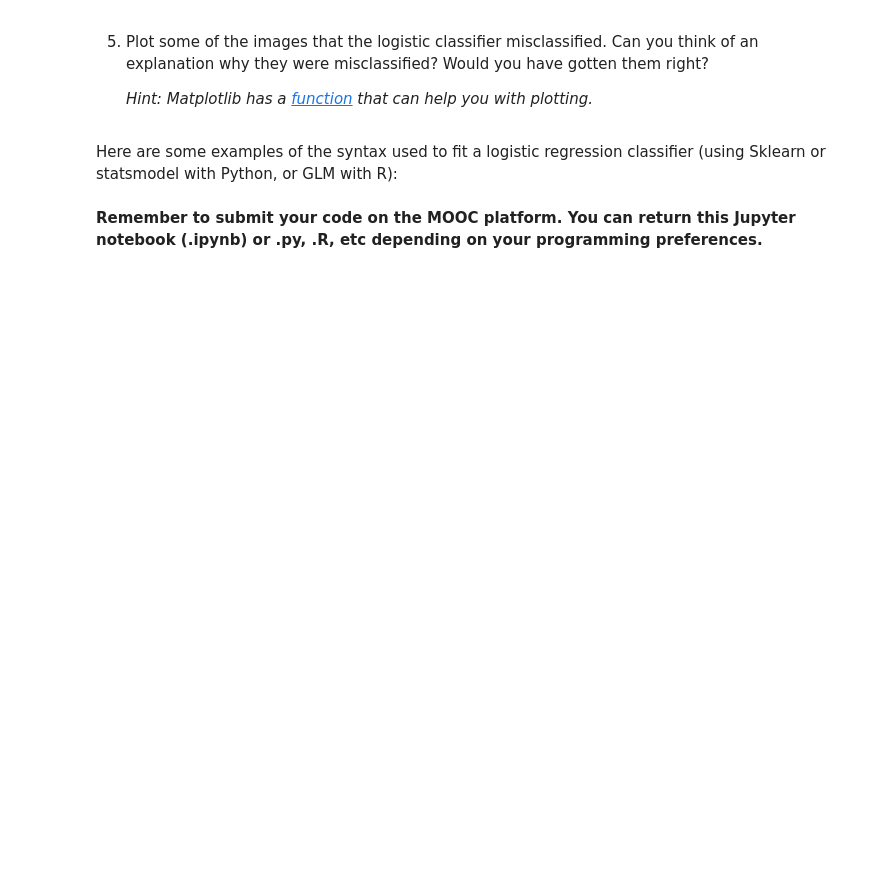
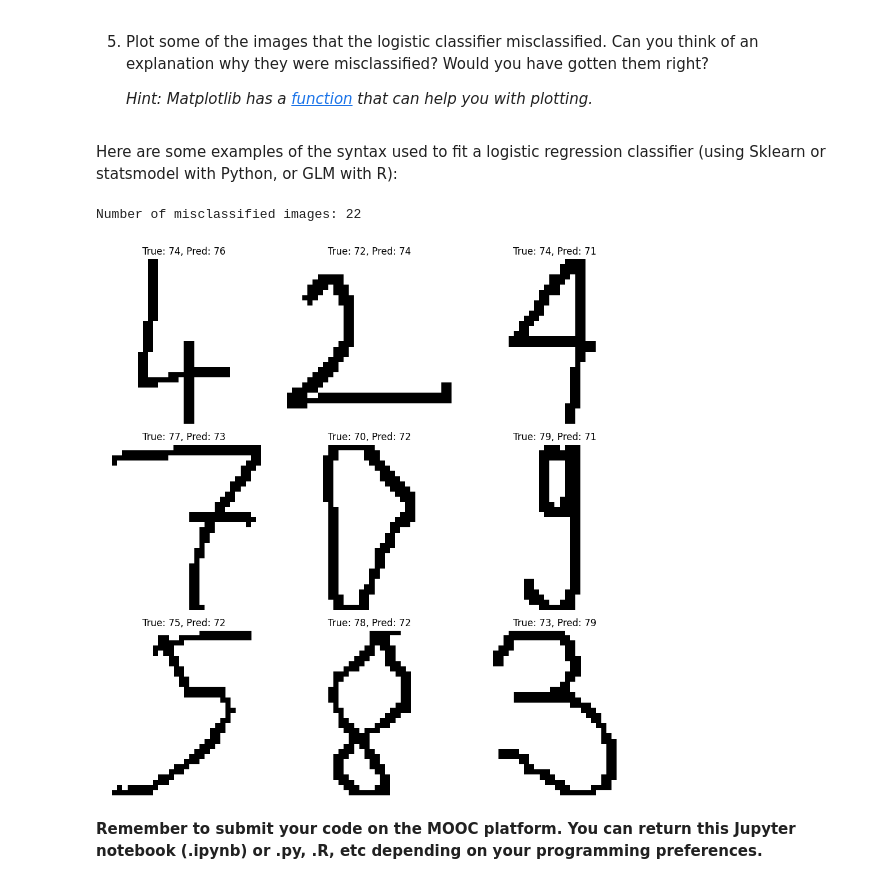
Before and after one commit to akirataguchi115/ids, a Jupyter notebook: week3.ipynb, the cells around one changed output. Saved outputs shown, nothing was run; the diff lists cells and outputs as text; code cells hidden in the pictures; blank space fills up the shorter version.

```diff
--- a/week3.ipynb
+++ b/week3.ipynb
@@ -59,0 +120,20 @@ We’ll be looking into machine learning by checking out the [HASYv2](https://ze
+# %%
+from sklearn.linear_model import LogisticRegression
+
+# Create the logistic regression model
+model = LogisticRegression(
+    solver='lbfgs',             # solver that supports multinomial
+    max_iter=500                 # increase iterations if needed
+)
+
+# Fit the model on training data
+model.fit(X_train, y_train)
+
+# Predict on the test set
+y_pred = model.predict(X_test)
+
+# Optional: predict probabilities
+y_prob = model.predict_proba(X_test)
+
+print("Training complete.")
+print("Example predicted classes:", y_pred[:10])
@@ -95,2 +194,31 @@ Here are some examples of the syntax used to fit a logistic regression classifie
+# %%
+import matplotlib.pyplot as plt
+import numpy as np
+
+# Find indices of misclassified samples
+misclassified_idx = np.where(y_test != y_pred)[0]
+
+print(f"Number of misclassified images: {len(misclassified_idx)}")
+
+# Plot some misclassified images (e.g., first 9)
+num_to_plot = min(9, len(misclassified_idx))
+plt.figure(figsize=(10, 10))
+
+for i in range(num_to_plot):
+    idx = misclassified_idx[i]
+    img = X_test[idx].reshape(32, 32)  # reshape flattened vector back to 32x32
+    true_label = y_test[idx]
+    pred_label = y_pred[idx]
+
+    plt.subplot(3, 3, i+1)
+    plt.imshow(img, cmap='gray')
+    plt.title(f"True: {true_label}, Pred: {pred_label}")
+    plt.axis('off')
+
+plt.tight_layout()
+plt.show()
+# %% [output]
+Number of misclassified images: 22
+[figure, added]
 # %% [markdown]
 **Remember to submit your code on the MOOC platform. You can return this Jupyter notebook (.ipynb) or .py, .R, etc depending on your programming preferences.**
```
Also changed, not shown: parts of 8 cells of this notebook.
